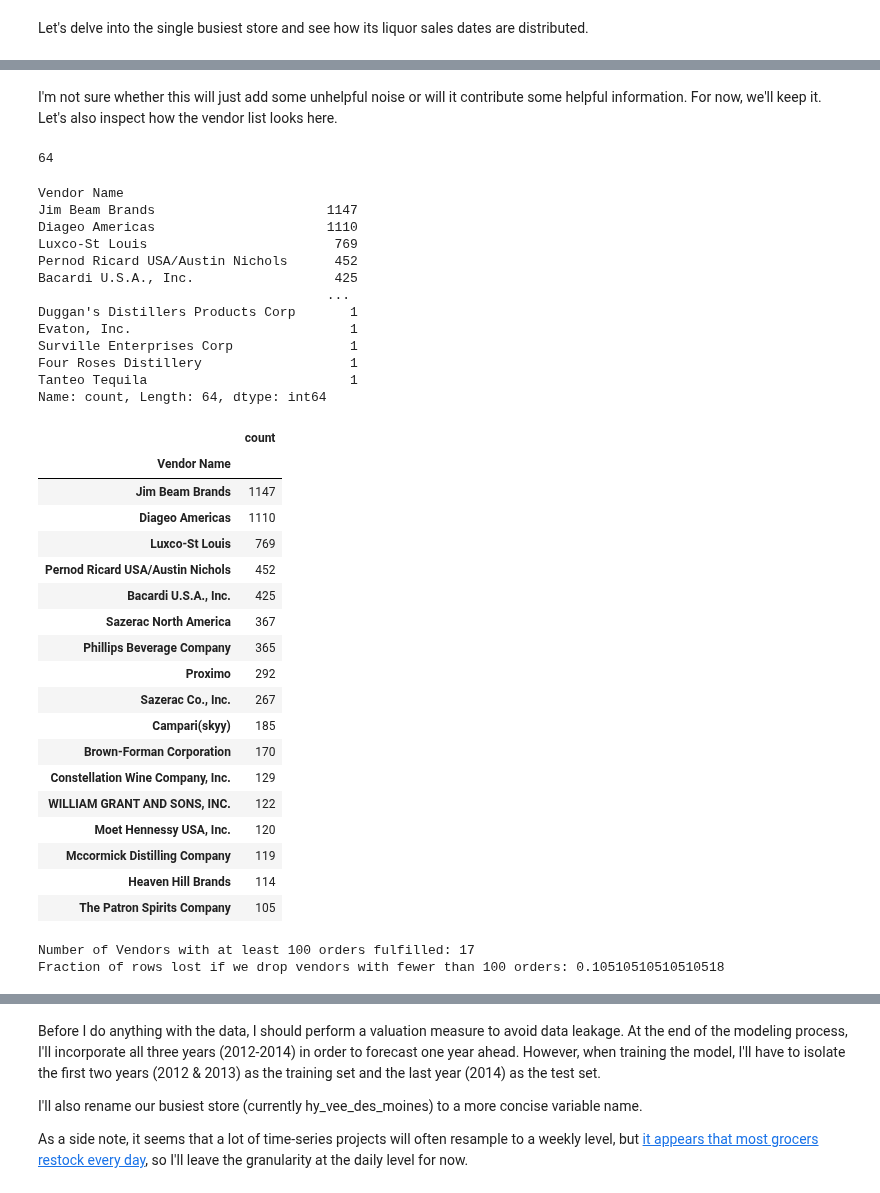
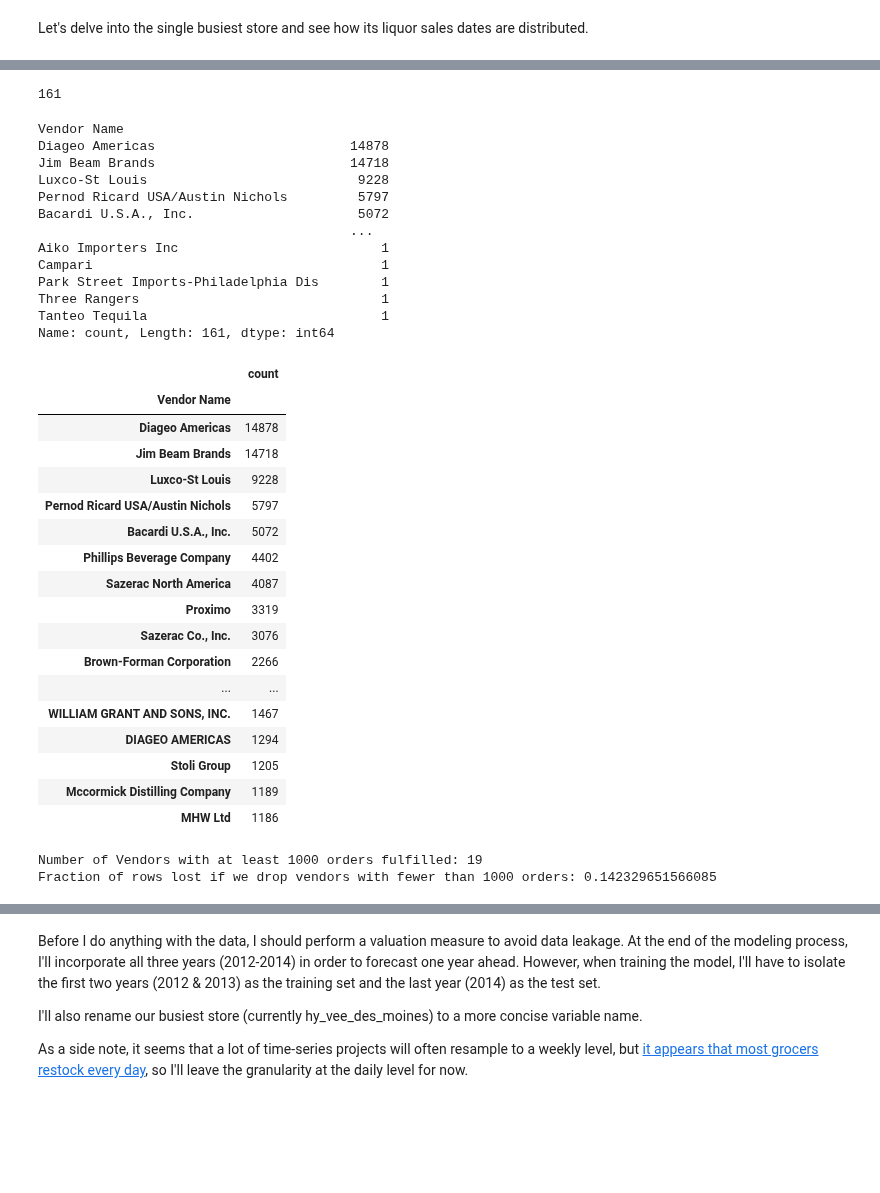
Before and after one commit to joeldmott/inventory_project, a Jupyter notebook: inventory_restocking_project.ipynb, the cells around one changed output, grey strips where cells are left out. Saved outputs shown, nothing was run; the diff lists cells and outputs as text; code cells hidden in the pictures; blank space fills up the shorter version.

```diff
--- a/inventory_restocking_project.ipynb
+++ b/inventory_restocking_project.ipynb
@@ -150,6 +150,6 @@ Ultiamtely, if our goal is to predict when and how much to reorder, we can elimi
 # %%
 columns_to_drop = ['Invoice/Item Number', 'Store Name', 'Address', 'City', 'Zip Code',
-                   'Store Location', 'County Number', 'County', 'Category', 'Vendor Name',
+                   'Store Location', 'County Number', 'County', 'Category',
                    'Vendor Number', 'Item Number', 'Item Description', 'Bottle Volume (ml)',
                    'State Bottle Cost', 'State Bottle Retail', 'Pack', 'Volume Sold (Liters)',
                    'Volume Sold (Gallons)']
@@ -275,6 +273,7 @@ trimmed_df.loc[trimmed_df['Category Name'] == '100 PROOF VODKA', 'Category Name'
 trimmed_df.loc[trimmed_df['Category Name'] == 'OTHER PROOF VODKA', 'Category Name'] = 'VODKA'
 trimmed_df.loc[trimmed_df['Category Name'] == 'LOW PROOF VODKA', 'Category Name'] = 'VODKA'
 trimmed_df.loc[trimmed_df['Category Name'] == 'American Vodka', 'Category Name'] = 'VODKA'
+trimmed_df.loc[trimmed_df['Category Name'] == 'American Vodkas', 'Category Name'] = 'VODKA'
 trimmed_df.loc[trimmed_df['Category Name'] == 'American Flavored Vodka', 'Category Name'] = 'VODKA FLAVORED'
 trimmed_df.loc[trimmed_df['Category Name'] == 'Imported Flavored Vodka', 'Category Name'] = 'VODKA FLAVORED'
 
@@ -435,54 +419,51 @@ Name: count, dtype: int64
-# %% [markdown]
-I'm not sure whether this will just add some unhelpful noise or will it contribute some helpful information. For now, we'll keep it. Let's also inspect how the vendor list looks here.
 # %%
 len(hy_vee_des_moines['Vendor Name'].unique())
 # %% [output]
-64
+161
 # %%
 hy_vee_des_moines['Vendor Name'].value_counts()
 # %% [output]
 Vendor Name
-Jim Beam Brands                      1147
-Diageo Americas                      1110
-Luxco-St Louis                        769
-Pernod Ricard USA/Austin Nichols      452
-Bacardi U.S.A., Inc.                  425
-                                     ...
-Duggan's Distillers Products Corp       1
-Evaton, Inc.                            1
-Surville Enterprises Corp               1
-Four Roses Distillery                   1
-Tanteo Tequila                          1
-Name: count, Length: 64, dtype: int64
+Diageo Americas                         14878
+Jim Beam Brands                         14718
+Luxco-St Louis                           9228
+Pernod Ricard USA/Austin Nichols         5797
+Bacardi U.S.A., Inc.                     5072
+                                        ...
+Aiko Importers Inc                          1
+Campari                                     1
+Park Street Imports-Philadelphia Dis        1
+Three Rangers                               1
+Tanteo Tequila                              1
+Name: count, Length: 161, dtype: int64
 # %%
 hvdm_vendor_counts = hy_vee_des_moines['Vendor Name'].value_counts()
-hvdm__100_order_vendors = pd.DataFrame(hvdm_vendor_counts)
-hvdm__100_order_vendors = hvdm__100_order_vendors[hvdm__100_order_vendors['count']>= 100]
-hvdm__100_order_vendors
+hvdm__1000_order_vendors = pd.DataFrame(hvdm_vendor_counts)
+hvdm__1000_order_vendors = hvdm__100_order_vendors[hvdm__1000_order_vendors['count']>= 1000]
+hvdm__1000_order_vendors
 # %% [output]
 |  | count |
 | Vendor Name |  |
-| Jim Beam Brands | 1147 |
-| Diageo Americas | 1110 |
-| Luxco-St Louis | 769 |
-| Pernod Ricard USA/Austin Nichols | 452 |
-| Bacardi U.S.A., Inc. | 425 |
-| Sazerac North America | 367 |
-| Phillips Beverage Company | 365 |
-| Proximo | 292 |
-| Sazerac Co., Inc. | 267 |
-| Campari(skyy) | 185 |
-| Brown-Forman Corporation | 170 |
-| Constellation Wine Company, Inc. | 129 |
-| WILLIAM GRANT AND SONS, INC. | 122 |
-| Moet Hennessy USA, Inc. | 120 |
-| Mccormick Distilling Company | 119 |
-| Heaven Hill Brands | 114 |
-| The Patron Spirits Company | 105 |
+| Diageo Americas | 14878 |
+| Jim Beam Brands | 14718 |
+| Luxco-St Louis | 9228 |
+| Pernod Ricard USA/Austin Nichols | 5797 |
+| Bacardi U.S.A., Inc. | 5072 |
+| Phillips Beverage Company | 4402 |
+| Sazerac North America | 4087 |
+| Proximo | 3319 |
+| Sazerac Co., Inc. | 3076 |
+| Brown-Forman Corporation | 2266 |
+| ... | ... |
+| WILLIAM GRANT AND SONS, INC. | 1467 |
+| DIAGEO AMERICAS | 1294 |
+| Stoli Group | 1205 |
+| Mccormick Distilling Company | 1189 |
+| MHW Ltd | 1186 |
 # %%
-print("Number of Vendors with at least 100 orders fulfilled:", len(hvdm__100_order_vendors))
-print("Fraction of rows lost if we drop vendors with fewer than 100 orders:", 1 - sum(hvdm__100_order_vendors['count'] / len(hy_vee_des_moines)))
+print("Number of Vendors with at least 1000 orders fulfilled:", len(hvdm__1000_order_vendors))
+print("Fraction of rows lost if we drop vendors with fewer than 1000 orders:", 1 - sum(hvdm__1000_order_vendors['count'] / len(hy_vee_des_moines)))
 # %% [output]
-Number of Vendors with at least 100 orders fulfilled: 17
-Fraction of rows lost if we drop vendors with fewer than 100 orders: 0.10510510510510518
+Number of Vendors with at least 1000 orders fulfilled: 19
+Fraction of rows lost if we drop vendors with fewer than 1000 orders: 0.142329651566085
 # %% [markdown]
```
Also changed, not shown: parts of 29 cells of this notebook.
